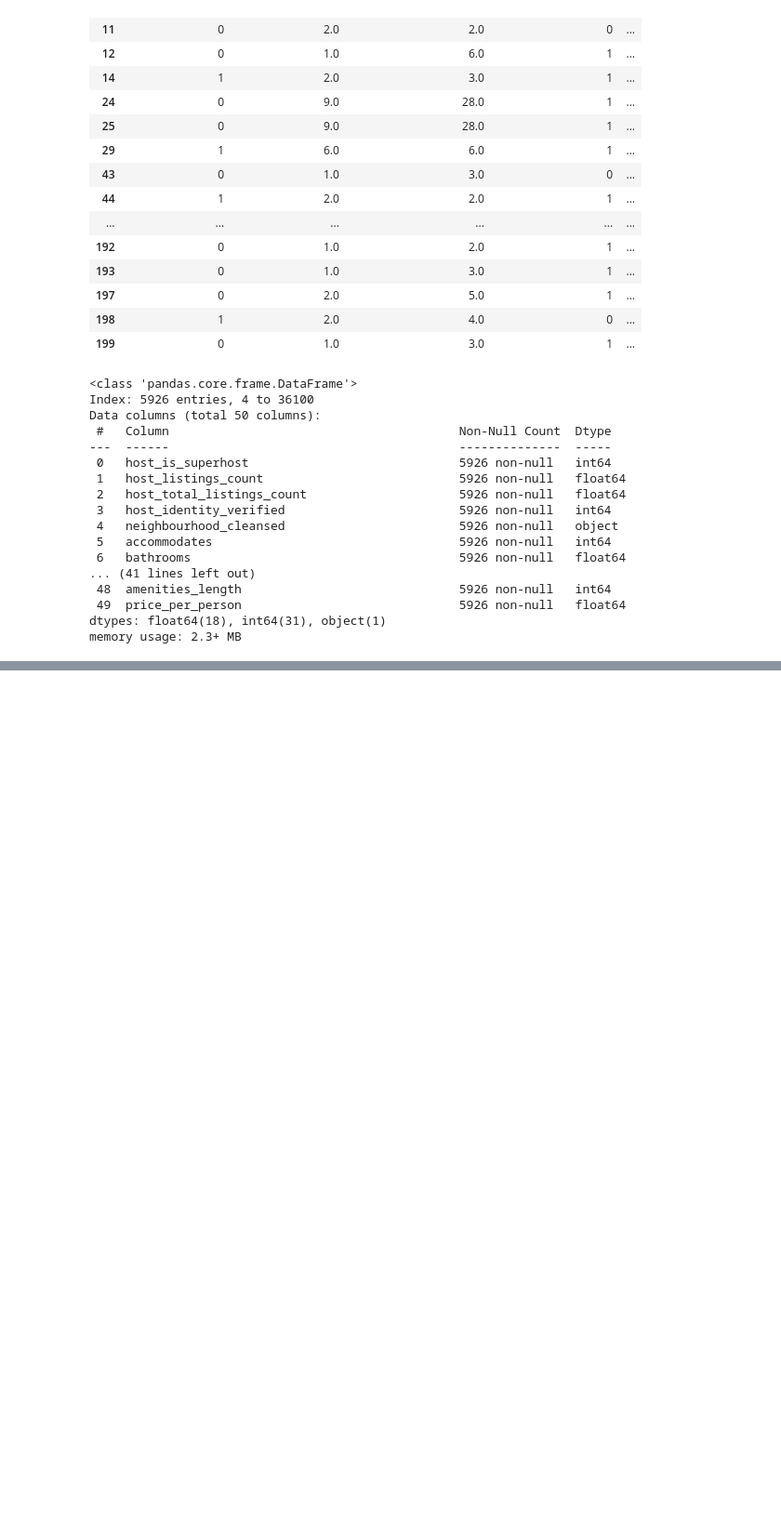
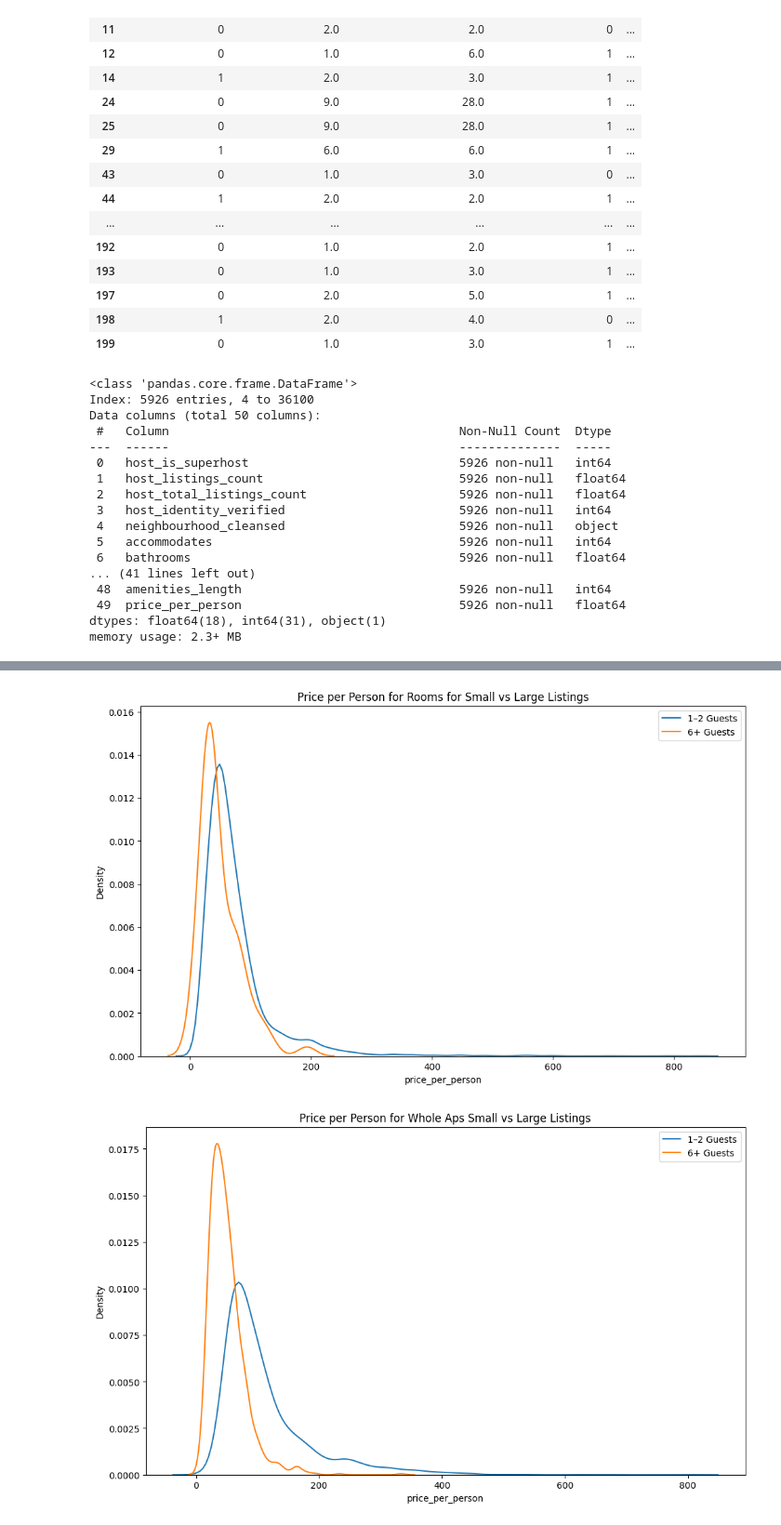
Before and after one commit to wikey/2025dataproject, a Jupyter notebook: project.ipynb, the cells around one changed output, grey strips where cells are left out. Shown at 93% size. Cells and saved outputs as stored; diff of their text form; code cells hidden in the pictures; blank space fills up the shorter version.

```diff
--- a/project.ipynb
+++ b/project.ipynb
@@ -251,0 +299,21 @@ memory usage: 2.3+ MB
+# %%
+# Let's try some overlays
+
+plt.figure(figsize=(12,7))
+sns.kdeplot(df_room_filtered[df_room_filtered["accommodates"] <= 2]["price_per_person"], label="1–2 Guests")
+sns.kdeplot(df_room_filtered[df_room_filtered["accommodates"] >= 6]["price_per_person"], label="6+ Guests")
+
+plt.title("Price per Person for Rooms for Small vs Large Listings")
+plt.legend()
+plt.show()
+
+plt.figure(figsize=(12,7))
+sns.kdeplot(df_apartment_filtered[df_apartment_filtered["accommodates"] <= 2]["price_per_person"], label="1–2 Guests")
+sns.kdeplot(df_apartment_filtered[df_apartment_filtered["accommodates"] >= 6]["price_per_person"], label="6+ Guests")
+
+plt.title("Price per Person for Whole Aps Small vs Large Listings")
+plt.legend()
+plt.show()
+# %% [output]
+[figure, added]
+[figure, added]
```
Also changed, not shown: parts of 7 cells of this notebook.
